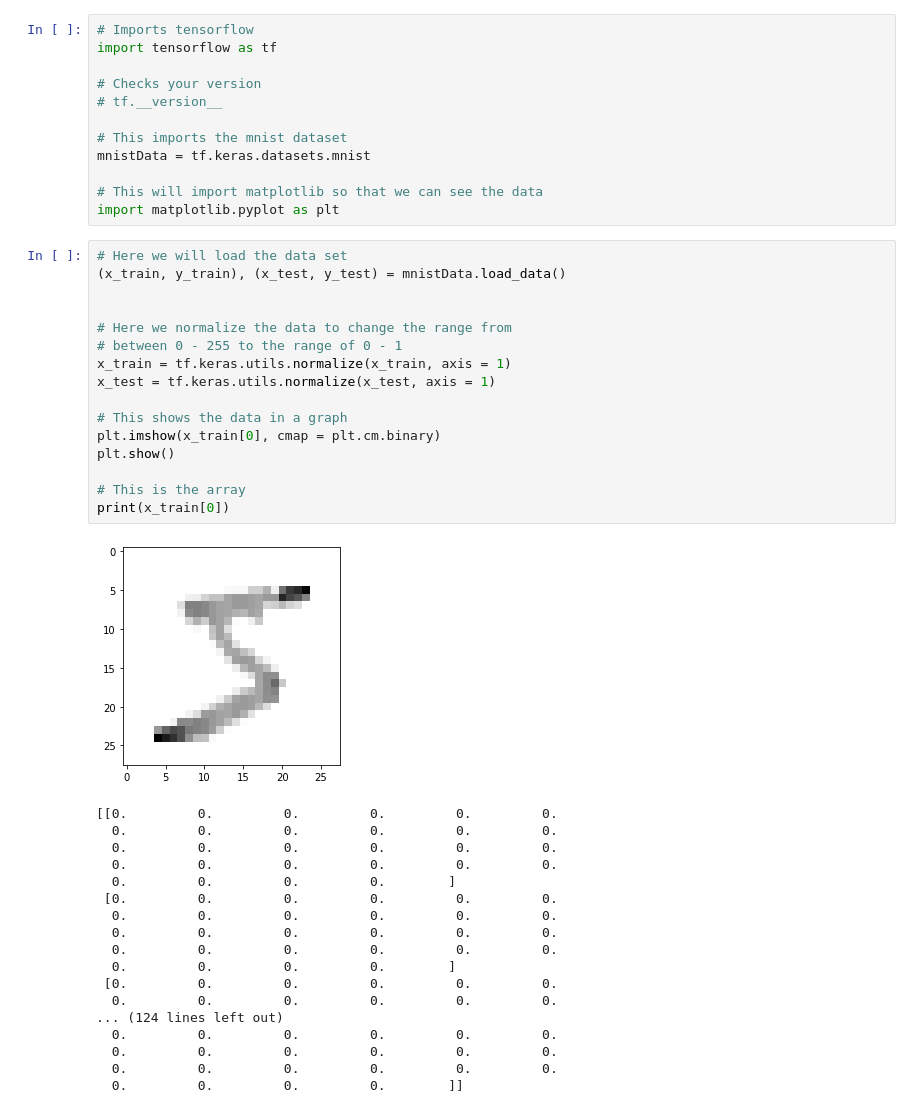
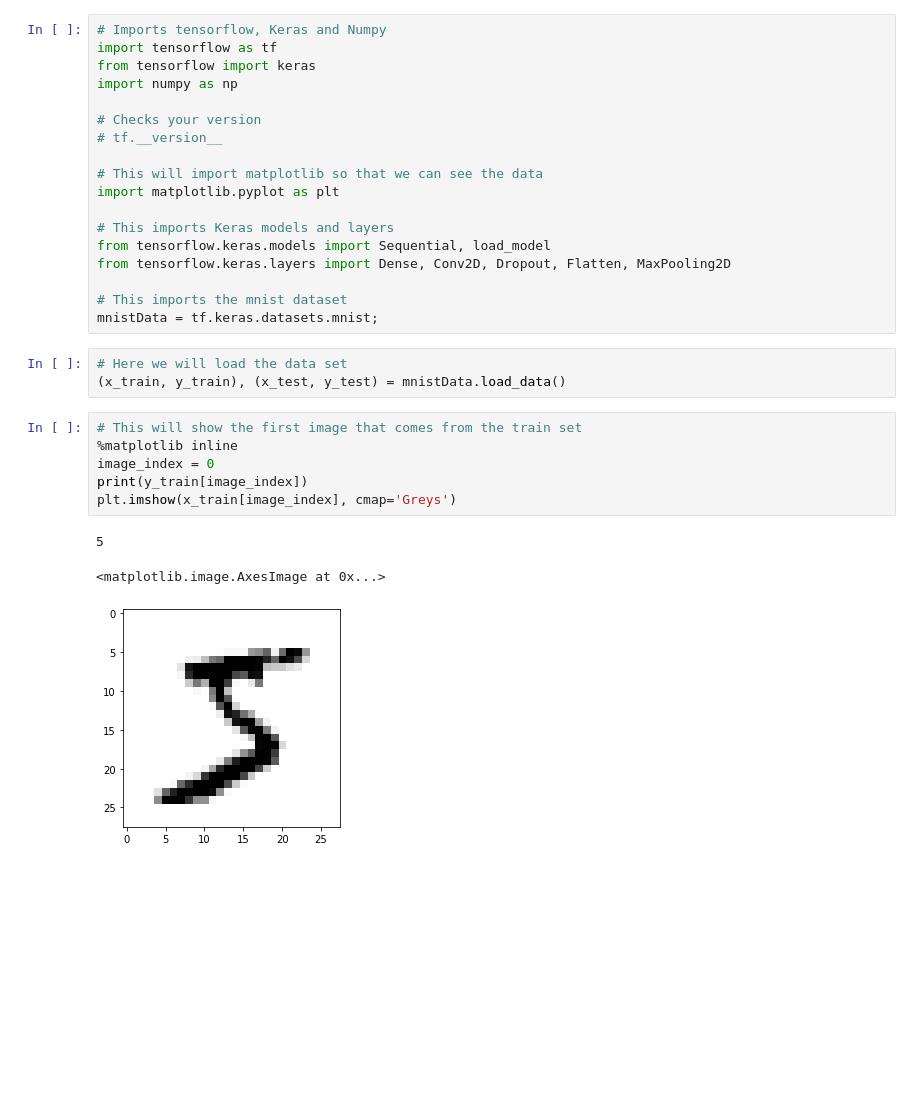
Before and after one commit to ChristianOlim/Emerging_Technologies_Year4, a Jupyter notebook: How_to_recognise_hand-written_digits_using _the_MNIST_dataset.ipynb, the cells around one changed output. Saved outputs shown, nothing was run; the diff lists cells and outputs as text; blank space fills up the shorter version.

```diff
--- a/How_to_recognise_hand-written_digits_using _the_MNIST_dataset.ipynb
+++ b/How_to_recognise_hand-written_digits_using _the_MNIST_dataset.ipynb
@@ -12,47 +16,31 @@
 # %%
-# Imports tensorflow
+# Imports tensorflow, Keras and Numpy
 import tensorflow as tf
+from tensorflow import keras
+import numpy as np
 
 # Checks your version
 # tf.__version__
 
-# This imports the mnist dataset
-mnistData = tf.keras.datasets.mnist
-
 # This will import matplotlib so that we can see the data
 import matplotlib.pyplot as plt
+
+# This imports Keras models and layers
+from tensorflow.keras.models import Sequential, load_model
+from tensorflow.keras.layers import Dense, Conv2D, Dropout, Flatten, MaxPooling2D
+
+# This imports the mnist dataset
+mnistData = tf.keras.datasets.mnist;
-# %%
-# Here we will load the data set
-(x_train, y_train), (x_test, y_test) = mnistData.load_data()
-
-
-# Here we normalize the data to change the range from
-# between 0 - 255 to the range of 0 - 1
-x_train = tf.keras.utils.normalize(x_train, axis = 1)
-x_test = tf.keras.utils.normalize(x_test, axis = 1)
-
-# This shows the data in a graph
-plt.imshow(x_train[0], cmap = plt.cm.binary)
-plt.show()
-
-# This is the array
-print(x_train[0])
-# %% [output]
-[figure, removed]
-[[0.         0.         0.         0.         0.         0.
-  0.         0.         0.         0.         0.         0.
-  0.         0.         0.         0.         0.         0.
-  0.         0.         0.         0.         0.         0.
-  0.         0.         0.         0.        ]
- [0.         0.         0.         0.         0.         0.
-  0.         0.         0.         0.         0.         0.
-  0.         0.         0.         0.         0.         0.
-  0.         0.         0.         0.         0.         0.
-  0.         0.         0.         0.        ]
- [0.         0.         0.         0.         0.         0.
-  0.         0.         0.         0.         0.         0.
-... (124 lines left out)
-  0.         0.         0.         0.         0.         0.
-  0.         0.         0.         0.         0.         0.
-  0.         0.         0.         0.         0.         0.
-  0.         0.         0.         0.        ]]
+# %%
+# Here we will load the data set
+(x_train, y_train), (x_test, y_test) = mnistData.load_data()
+# %%
+# This will show the first image that comes from the train set
+%matplotlib inline
+image_index = 0
+print(y_train[image_index])
+plt.imshow(x_train[image_index], cmap='Greys')
+# %% [output]
+5
+<matplotlib.image.AxesImage at 0x...>
+[figure, added]
```
Also changed, not shown: parts of 14 cells of this notebook, 6 other files.
